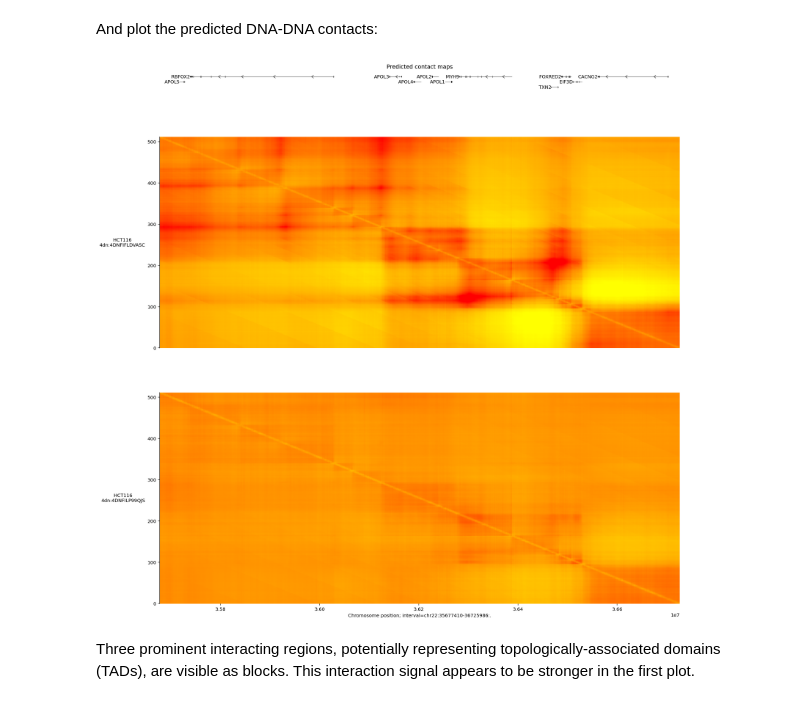
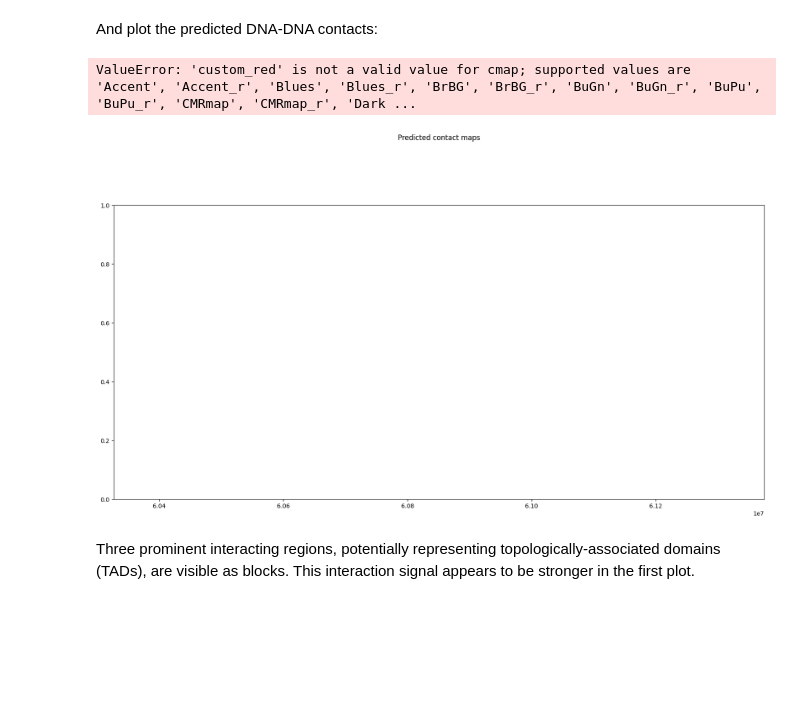
Before and after one commit to langxiuyuan/Gene520-Fall-2025, a Jupyter notebook: colabs/visualization_modality_tour.ipynb, the cells around one changed output. Saved outputs shown, nothing was run; the diff lists cells and outputs as text; code cells hidden in the pictures; blank space fills up the shorter version.

```diff
--- a/colabs/visualization_modality_tour.ipynb
+++ b/colabs/visualization_modality_tour.ipynb
@@ -833,7 +833,7 @@ Let's make the contact map predictions for a colon cell line:
 # Note that the interval width must be one of the supported sequence lengths.
 # chr15:60,400,949-61,300,000
 
-interval = genome.Interval('chr22', 36_150_498, 36_252_898).resize(
+interval = genome.Interval('chr15', 60_400_949, 61_300_000).resize(
     dna_client.SEQUENCE_LENGTH_1MB
 )
 # %%
@@ -861,20 +877,21 @@ And plot the predicted DNA-DNA contacts:
 # %%
 plot = plot_components.plot(
     [
         plot_components.TranscriptAnnotation(longest_transcripts),
         plot_components.ContactMaps(
             tdata=output.contact_maps,
             ylabel_template='{biosample_name}\n{name}',
-            cmap='autumn_r',
+            cmap=custom_red,
             vmax=1.0,
         ),
     ],
     interval=interval,
     title='Predicted contact maps',
 )
 plt.show()
 # %% [output]
+ValueError: 'custom_red' is not a valid value for cmap; supported values are 'Accent', 'Accent_r', 'Blues', 'Blues_r', 'BrBG', 'BrBG_r', 'BuGn', 'BuGn_r', 'BuPu', 'BuPu_r', 'CMRmap', 'CMRmap_r', 'Dark ...
-[figure, old version]
+[figure, new version]
 # %% [markdown]
 Three prominent interacting regions, potentially representing
 topologically-associated domains (TADs), are visible as blocks. This interaction
```
Also changed, not shown: parts of 1 cell of this notebook.
